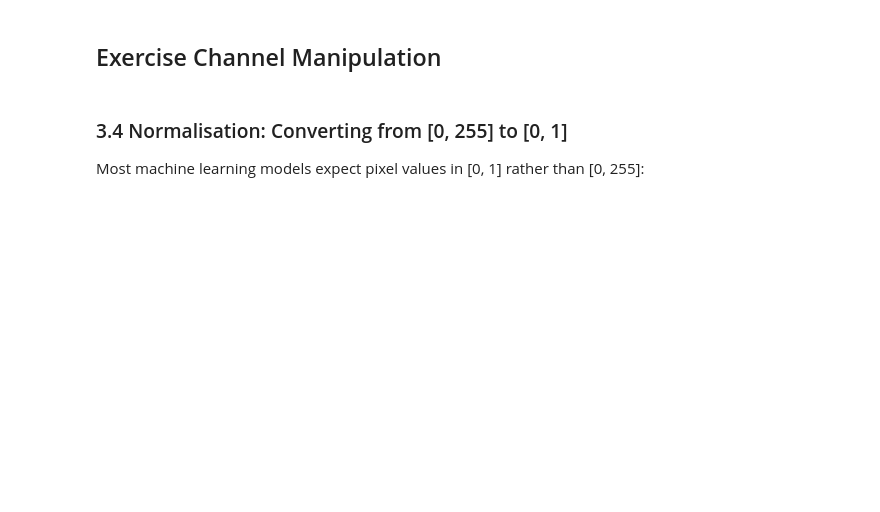
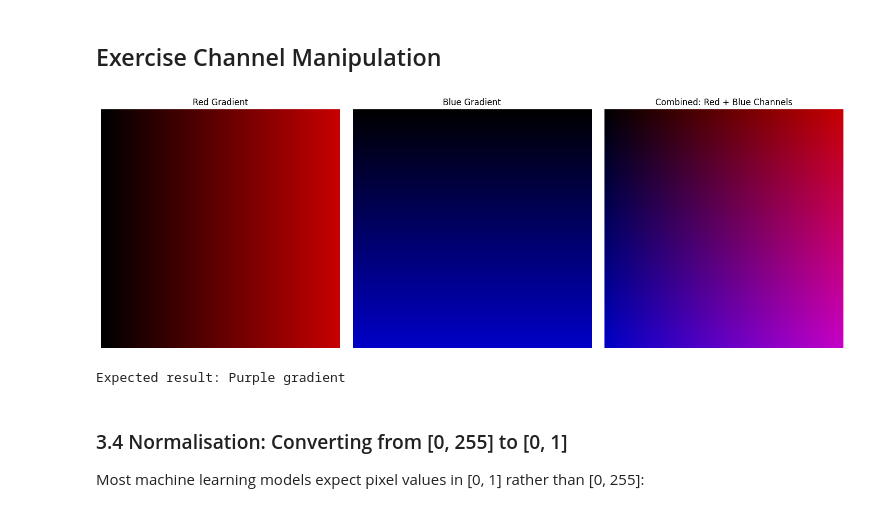
Before and after one commit to natashazywczyk/MachineLearningLabs, a Jupyter notebook: Lab 1/ML_Lab1_Data_Fundamentals.ipynb, the cells around one changed output. Cells and saved outputs as stored; diff of their text form; code cells hidden in the pictures; blank space fills up the shorter version.

```diff
--- a/Lab 1/ML_Lab1_Data_Fundamentals.ipynb
+++ b/Lab 1/ML_Lab1_Data_Fundamentals.ipynb
@@ -861,3 +982,51 @@ plt.show()
+# %%
+# Create a new image where:
+# - Red channel comes from red_gradient.png
+# - Blue channel comes from blue_gradient.png
+# - Green channel is all zeros
+# Display the result - what colour do you expect?
+# Your code here:
+
+# Load both gradient images
+red_img = Image.open('red_gradient.png')
+blue_img = Image.open('blue_gradient.png')
+
+red_array = np.array(red_img)
+blue_array = np.array(blue_img)
+
+# Create a new image with the same dimensions
+combined_img = np.zeros_like(red_array)
+
+# Extract and assign channels
+combined_img[:, :, 0] = red_array[:, :, 0]    # Red channel from red gradient
+combined_img[:, :, 1] = 0                     # Green channel all zeros
+combined_img[:, :, 2] = blue_array[:, :, 2]   # Blue channel from blue gradient
+
+# Display the result
+fig, axes = plt.subplots(1, 3, figsize=(15, 5))
+
+# Original red gradient
+axes[0].imshow(red_array)
+axes[0].set_title('Red Gradient')
+axes[0].axis('off')
+
+# Original blue gradient
+axes[1].imshow(blue_array)
+axes[1].set_title('Blue Gradient')
+axes[1].axis('off')
+
+# Combined result
+axes[2].imshow(combined_img)
+axes[2].set_title('Combined: Red + Blue Channels')
+axes[2].axis('off')
+
+plt.tight_layout()
+plt.show()
+
+print("Expected result: Purple gradient")
+# %% [output]
+[figure, added]
+Expected result: Purple gradient
 # %% [markdown]
 ### 3.4 Normalisation: Converting from [0, 255] to [0, 1]
 
```
Also changed, not shown: parts of 22 cells of this notebook, 3 other files.
